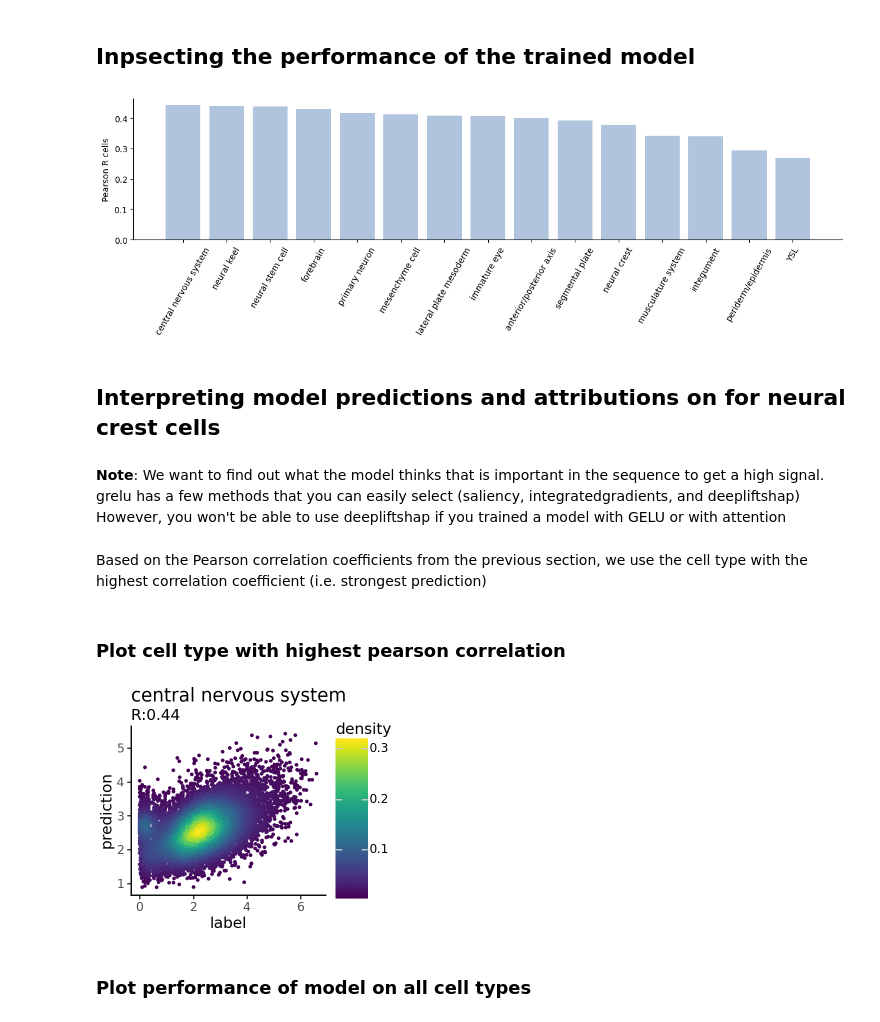
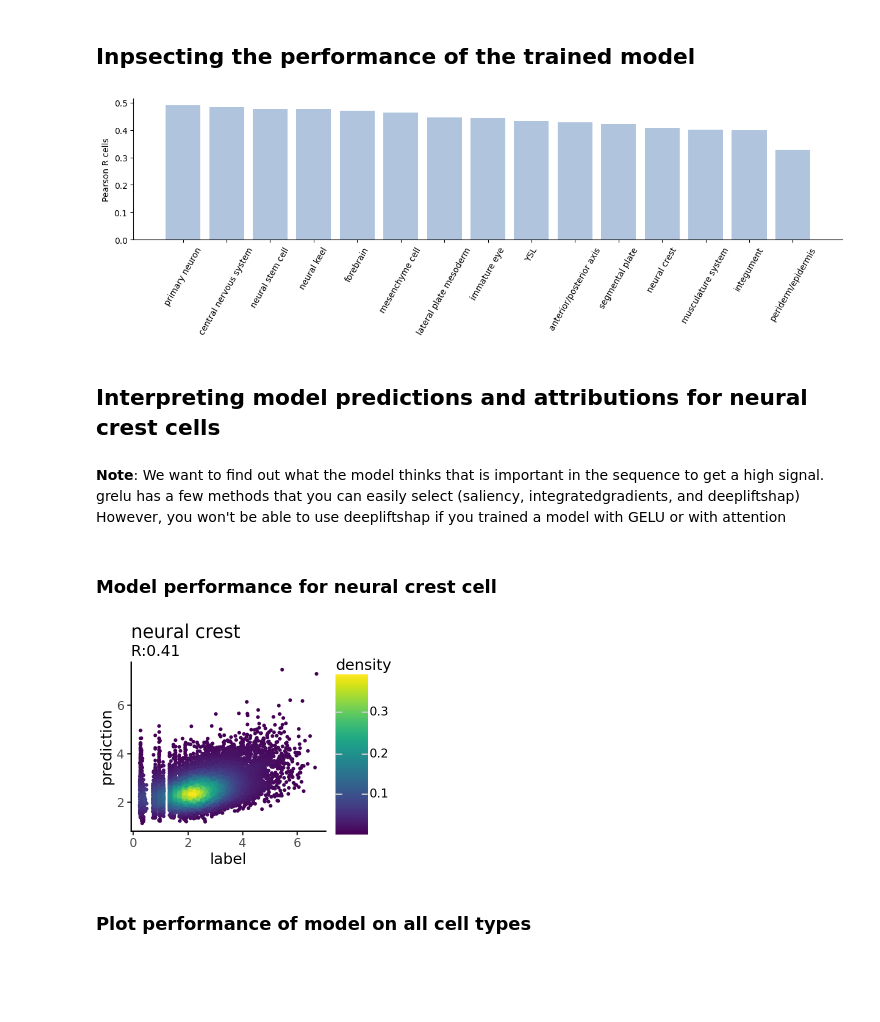
Before and after one commit to victornemenike/neural-crest-deep-learning, a Jupyter notebook: notebooks/multi_task_model.ipynb, the cells around one changed output. Drawn from its saved outputs; the diff is of its cells as text; code cells hidden in the pictures; blank space fills up the shorter version.

Commit message:
feat: reduce batch_size to 64 to improve model performance

```diff
--- a/notebooks/multi_task_model.ipynb
+++ b/notebooks/multi_task_model.ipynb
@@ -183,7 +183,7 @@ Here we use the DiltatedConvModel
 model_params = {
     'model_type':'DilatedConvModel', # Type of model
     'n_tasks': ad.shape[0], # Number of cell types to predict
-    'crop_len':0, # No cropping of the model output. What does this really mean?
+    'crop_len':0,
     'channels':512,
     'n_conv':8,
 }
@@ -192,8 +192,13 @@ train_params = {
     'task':'regression', # regression
     'loss': 'mse',
     'lr': 1e-4, # learning rate
+
+
+
+
+
     'logger': 'csv', # Logs will be written to a CSV file
-    'batch_size':512,
+    'batch_size':64,
     'max_epochs':10,
     'devices':0, # Either “cpu” or an integer or list of integers representing the indices of the GPUs for training
     'num_workers':8,
@@ -203,6 +208,8 @@ train_params = {
 }
 
 import grelu.lightning
+
+
 model = grelu.lightning.LightningModel(model_params, train_params)
 # %%
 print(model)
@@ -238,7 +271,9 @@ trainer = model.train_on_dataset(
 # %% [markdown]
 ## Load best model from checkpoint
 # %%
-#best_checkpoint = trainer.checkpoint_callback.best_model_path
-best_checkpoint = "multi_task_DilatedConvModel/2025_26_04_15_05/version_0/checkpoints/epoch=8-step=5337.ckpt"
+try:
+    best_checkpoint = trainer.checkpoint_callback.best_model_path
+except:
+    best_checkpoint = 'multi_task_DilatedConvModel/2025_27_04_19_18/version_0/checkpoints/epoch=7-step=37920.ckpt'
 print(best_checkpoint)
 # %% [output]
@@ -246,5 +281,5 @@ multi_task_DilatedConvModel/2025_26_04_15_05/version_0/checkpoints/epoch=8-step=
 # %%
-model = grelu.lightning.LightningModel.load_from_checkpoint("multi_task_DilatedConvModel/2025_26_04_15_05/version_0/checkpoints/epoch=8-step=5337.ckpt")
+model = grelu.lightning.LightningModel.load_from_checkpoint(best_checkpoint)
 # %% [markdown]
 ## Evaluate model on the test set
 # %%
@@ -392,38 +437,37 @@ corrvalues_sorted = test_metrics.sort_values(by = 'test_pearson', ascending= Fal
 ax = _bar_plot(corrvalues_sorted['test_pearson'], ylabel = 'Pearson R cells', horizontal = False, xticklabels = corrvalues_sorted.index, rotation = 60)
 plt.show()
 # %% [output]
-[figure, old version]
+[figure, new version]
 # %% [markdown]
-## Interpreting model predictions and attributions on for neural crest cells
+## Interpreting model predictions and attributions for neural crest cells
 # %% [markdown]
 **Note**: We want to find out what the model thinks that is important in the sequence to get a high signal.
 grelu has a few methods that you can easily select (saliency, integratedgradients, and deepliftshap)
 However, you won't be able to use deepliftshap if you trained a model with GELU or with attention
-# %% [markdown]
-Based on the Pearson correlation coefficients from the previous section, we use the cell type with the highest correlation coefficient (i.e. strongest prediction)
-# %% [markdown]
-### Plot cell type with highest pearson correlation
+# %% [markdown]
+### Model performance for neural crest cell
 # %%
 import grelu.visualize
+%matplotlib inline
 import plotnine as p9
 from scipy.stats import pearsonr
 
 fig = grelu.visualize.plot_pred_scatter(
     preds=preds,
     labels=test_dataset.get_labels(),
-    tasks= [1],
+    tasks= [8],
     density=True, # Color points by local density
     figsize=(3, 2.5), # width, height
     size=.5
 )
 
 
 
-pcorr = str(round(test_metrics['test_pearson'].values[1], 2))
-fig + p9.labs(title = f'{ad.obs_names[1]}',
+pcorr = str(round(test_metrics['test_pearson'].values[8], 2))
+fig + p9.labs(title = f'{ad.obs_names[8]}',
               subtitle = f'R:{pcorr}')
 # %% [output]
-[figure, old version]
+[figure, new version]
 # %% [markdown]
 ### Plot performance of model on all cell types
 # %%
```
Also changed, not shown: parts of 45 cells of this notebook.
